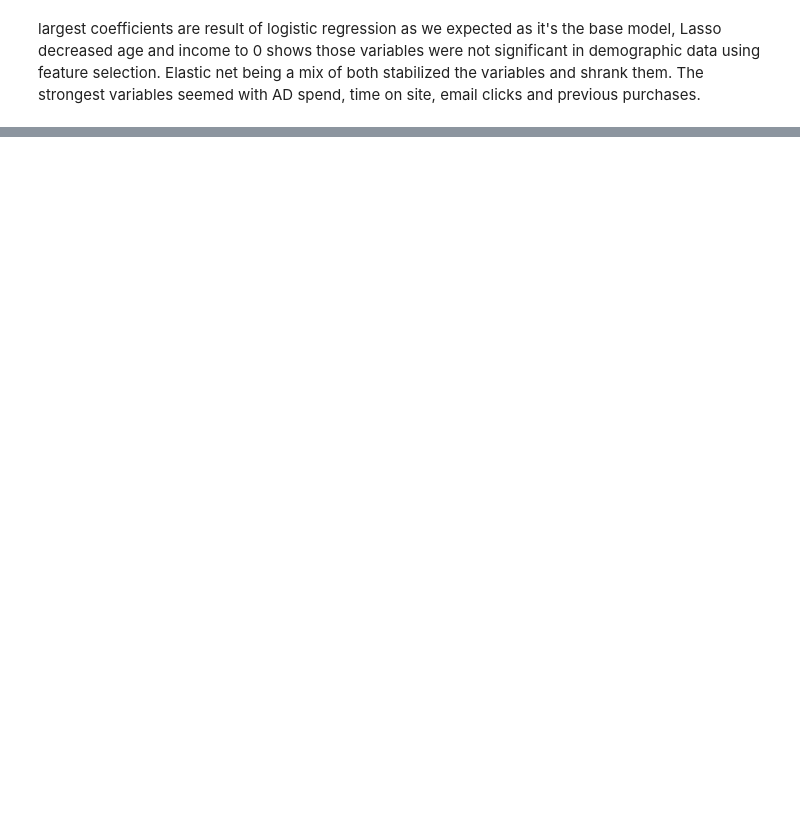
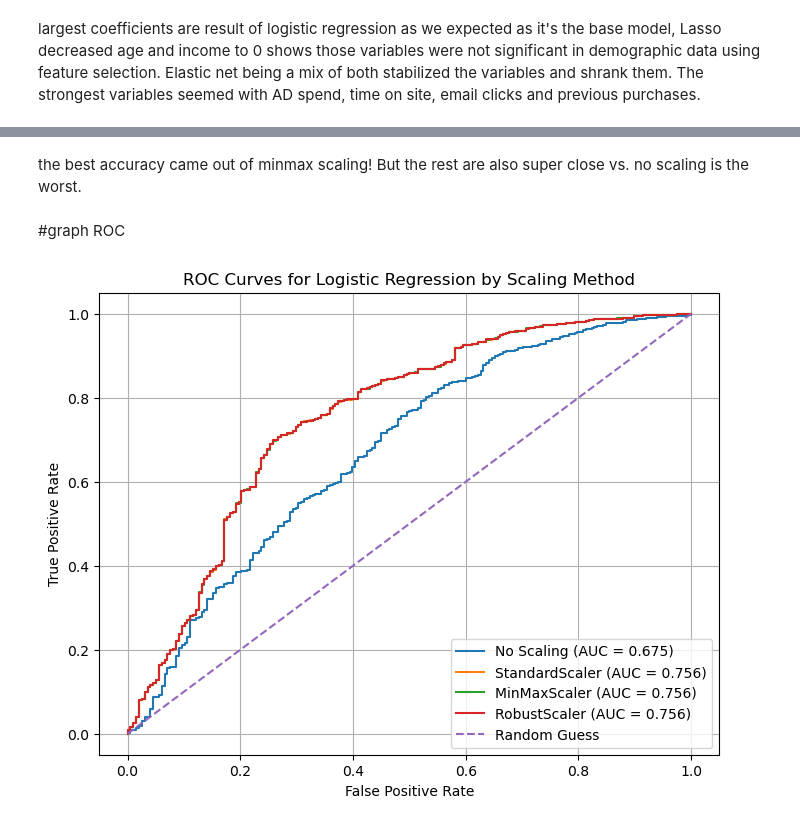
Before and after one commit to riverocel/capstone, a Jupyter notebook: week2_marketing.ipynb, the cells around one changed output, grey strips where cells are left out. Saved outputs shown, nothing was run; the diff lists cells and outputs as text; code cells hidden in the pictures; blank space fills up the shorter version.

```diff
--- a/week2_marketing.ipynb
+++ b/week2_marketing.ipynb
@@ -169,0 +242,22 @@ largest coefficients are result of logistic regression as we expected as it's th
+# %% [markdown]
+the best accuracy came out of minmax scaling! But the rest are also super close vs. no scaling is the worst.
+# %% [markdown]
+#graph ROC
+# %%
+plt.figure(figsize=(8, 6))
+
+for scaler_name, pipe in fitted_scaling_models.items():
+    y_proba = pipe.predict_proba(X_test)[:, 1]
+    fpr, tpr, _ = roc_curve(y_test, y_proba)
+    auc_score = roc_auc_score(y_test, y_proba)
+    plt.plot(fpr, tpr, label=f"{scaler_name} (AUC = {auc_score:.3f})")
+
+plt.plot([0, 1], [0, 1], linestyle="--", label="Random Guess")
+plt.xlabel("False Positive Rate")
+plt.ylabel("True Positive Rate")
+plt.title("ROC Curves for Logistic Regression by Scaling Method")
+plt.legend()
+plt.grid(True)
+plt.show()
+# %% [output]
+[figure, added]
```
Also changed, not shown: parts of 16 cells of this notebook, 1 other file.
